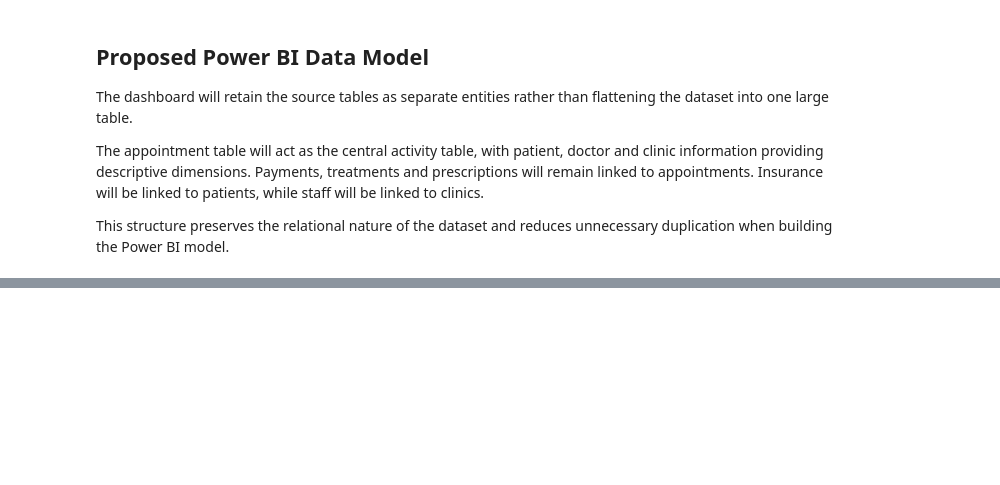
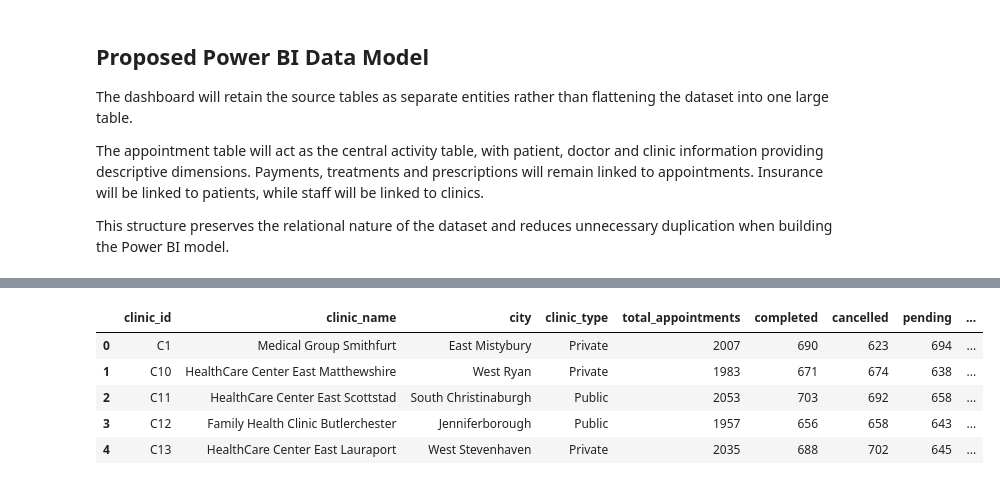
Before and after one commit to shaunagbaje/projects, a Jupyter notebook: 04_healthcare_dashboard/analysis/healthcare_dashboard_analysis.ipynb, the cells around one changed output, grey strips where cells are left out. Saved outputs shown, nothing was run; the diff lists cells and outputs as text; code cells hidden in the pictures; blank space fills up the shorter version.

```diff
--- a/04_healthcare_dashboard/analysis/healthcare_dashboard_analysis.ipynb
+++ b/04_healthcare_dashboard/analysis/healthcare_dashboard_analysis.ipynb
@@ -478,0 +700,30 @@ This structure preserves the relational nature of the dataset and reduces unnece
+# %%
+clinic_activity = clinic_activity.merge(
+    clinics[["clinic_id", "clinic_name", "city", "clinic_type"]],
+    on="clinic_id",
+    how="left"
+)
+
+clinic_activity = clinic_activity[
+    [
+        "clinic_id",
+        "clinic_name",
+        "city",
+        "clinic_type",
+        "total_appointments",
+        "completed",
+        "cancelled",
+        "pending",
+        "completion_rate",
+        "cancellation_rate"
+    ]
+]
+
+clinic_activity.head()
+# %% [output]
+|  | clinic_id | clinic_name | city | clinic_type | total_appointments | completed | cancelled | pending | ... |
+| 0 | C1 | Medical Group Smithfurt | East Mistybury | Private | 2007 | 690 | 623 | 694 | ... |
+| 1 | C10 | HealthCare Center East Matthewshire | West Ryan | Private | 1983 | 671 | 674 | 638 | ... |
+| 2 | C11 | HealthCare Center East Scottstad | South Christinaburgh | Public | 2053 | 703 | 692 | 658 | ... |
+| 3 | C12 | Family Health Clinic Butlerchester | Jenniferborough | Public | 1957 | 656 | 658 | 643 | ... |
+| 4 | C13 | HealthCare Center East Lauraport | West Stevenhaven | Private | 2035 | 688 | 702 | 645 | ... |
```
Also changed, not shown: parts of 28 cells of this notebook, 1 other file.
